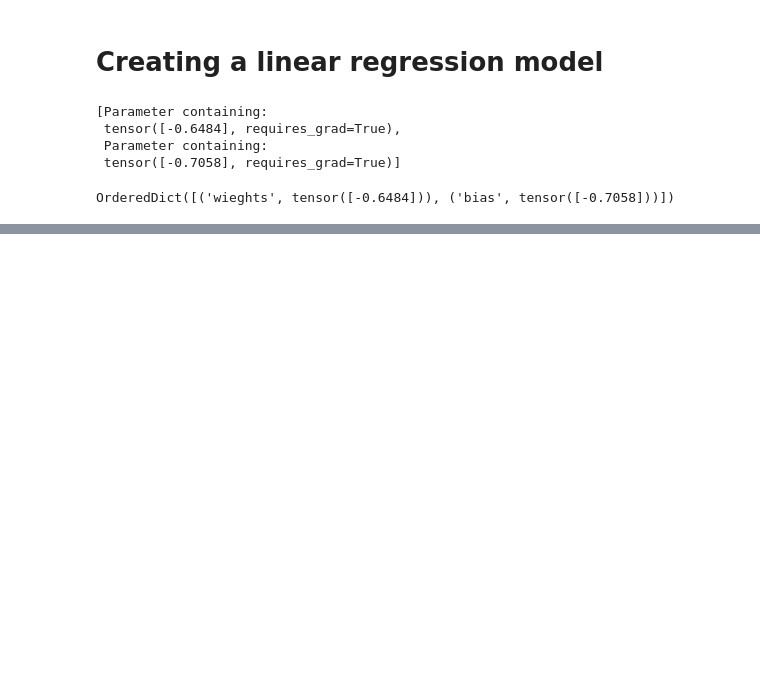
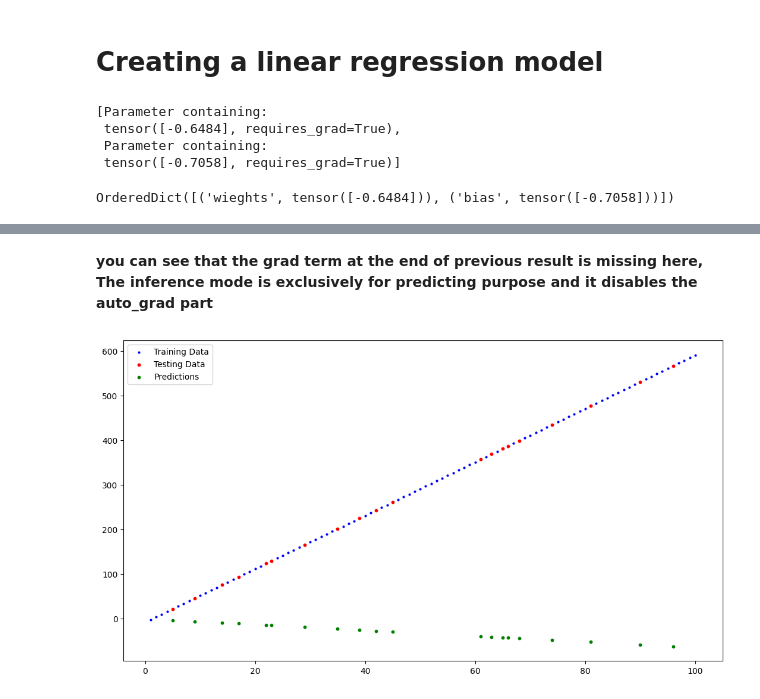
Before and after one commit to taslimmuhammed/pytorch, a Jupyter notebook: pytorch_002.ipynb, the cells around one changed output, grey strips where cells are left out. Cells and saved outputs as stored; diff of their text form; code cells hidden in the pictures; blank space fills up the shorter version.

Commit message:
Model training & testing

```diff
--- a/pytorch_002.ipynb
+++ b/pytorch_002.ipynb
@@ -41,3 +42,7 @@ list(model_0.parameters())
 model_0.state_dict()
 # %% [output]
 OrderedDict([('wieghts', tensor([-0.6484])), ('bias', tensor([-0.7058]))])
+# %%
+X = torch.arange(1,101).unsqueeze(dim=1)
+y= X*6-9
+X[0:5],y[0:5]
@@ -43,0 +60,4 @@ OrderedDict([('wieghts', tensor([-0.6484])), ('bias', tensor([-0.7058]))])
+# %%
+from sklearn.model_selection import train_test_split
+X_train, X_test, y_train, y_test = train_test_split(X,y, test_size=.2)
+X_train.shape
@@ -43,0 +66,3 @@ OrderedDict([('wieghts', tensor([-0.6484])), ('bias', tensor([-0.7058]))])
+# %%
+y_pred = model_0(X_test)
+y_pred
@@ -43,0 +90,4 @@ OrderedDict([('wieghts', tensor([-0.6484])), ('bias', tensor([-0.7058]))])
+# %%
+with torch.inference_mode():
+  y_pred = model_0(X_test)
+y_pred
@@ -43,0 +115,6 @@ OrderedDict([('wieghts', tensor([-0.6484])), ('bias', tensor([-0.7058]))])
+# %% [markdown]
+**you can see that the grad term at the end of previous result is missing here, The inference mode is exclusively for predicting purpose and it disables the auto_grad part**
+# %%
+plot_data(X_train,y_train,X_test,y_test,y_pred)
+# %% [output]
+[figure, added]
```
Also changed, not shown: parts of 11 cells of this notebook.
